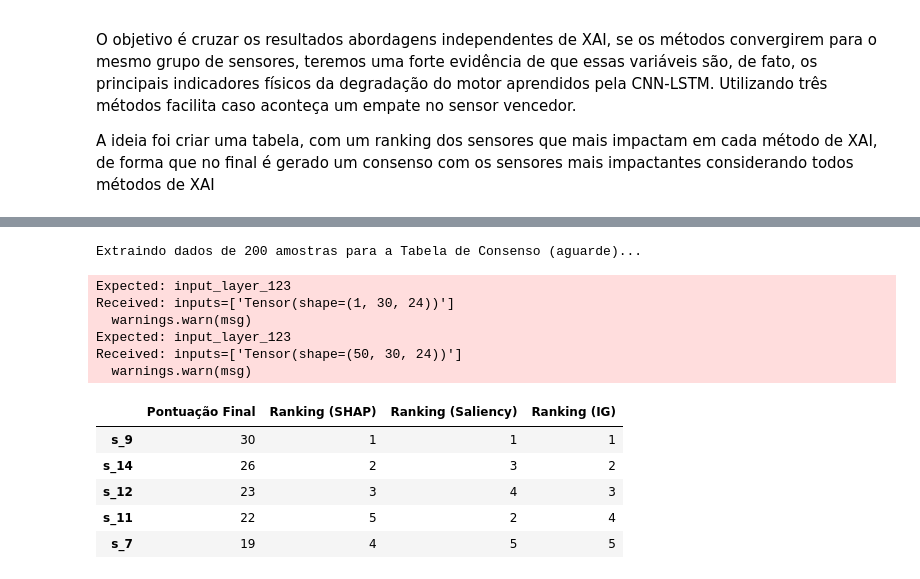
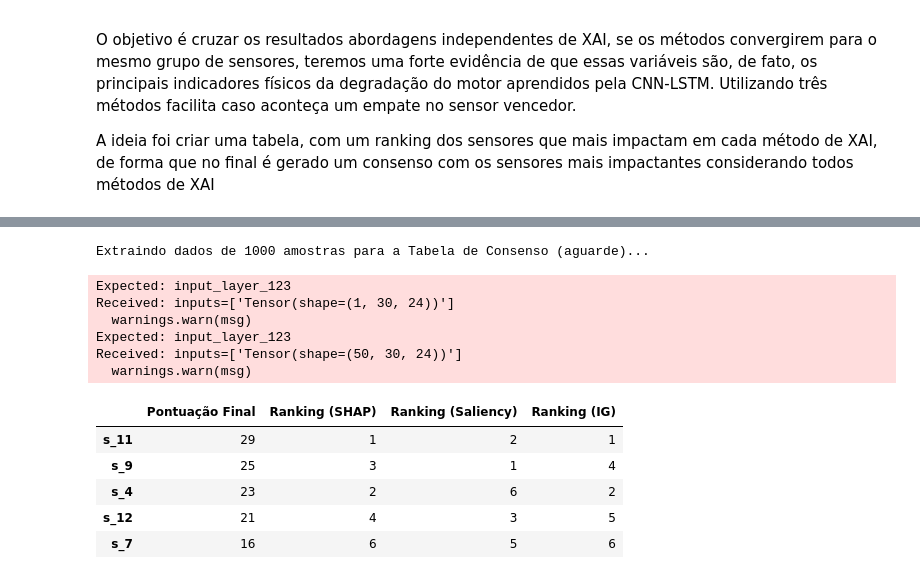
Before and after one commit to DaviSeiji/Turbofan-Engine-Degradation-Mestrado, a Jupyter notebook: notebooks/xai/02_analise_xai.ipynb, the cells around one changed output, grey strips where cells are left out. Drawn from its saved outputs; the diff is of its cells as text; code cells hidden in the pictures.

```diff
--- a/notebooks/xai/02_analise_xai.ipynb
+++ b/notebooks/xai/02_analise_xai.ipynb
@@ -200,22 +204,23 @@ Received: inputs=['Tensor(shape=(50, 30, 20))']
 # %%
 shap_explainer_004 = ShapExplainer(model_path_004, x_path_004, y_path_004, background_size=100)
 saliency_explainer_004 = SaliencyMapsExplainer(model_path_004, x_path_004, y_path_004)
 ig_explainer_004 = IntegratedGradientsExplainer(model_path_004, x_path_004, y_path_004)
 
 nomes_reais_fd004 = np.load(x_path_004)['features']
 
-gerar_tabela_consenso(shap_explainer_004, saliency_explainer_004, ig_explainer_004, feature_names=nomes_reais_fd004, num_samples=200)
+df_fd004 = gerar_tabela_consenso(shap_explainer_004, saliency_explainer_004, ig_explainer_004, feature_names=nomes_reais_fd004, num_samples=1000)
+df_fd004
 # %% [output]
-Extraindo dados de 200 amostras para a Tabela de Consenso (aguarde)...
+Extraindo dados de 1000 amostras para a Tabela de Consenso (aguarde)...
 Expected: input_layer_123
 Received: inputs=['Tensor(shape=(1, 30, 24))']
   warnings.warn(msg)
 Expected: input_layer_123
 Received: inputs=['Tensor(shape=(50, 30, 24))']
   warnings.warn(msg)
 |  | Pontuação Final | Ranking (SHAP) | Ranking (Saliency) | Ranking (IG) |
-| s_9 | 30 | 1 | 1 | 1 |
-| s_14 | 26 | 2 | 3 | 2 |
-| s_12 | 23 | 3 | 4 | 3 |
-| s_11 | 22 | 5 | 2 | 4 |
-| s_7 | 19 | 4 | 5 | 5 |
+| s_11 | 29 | 1 | 2 | 1 |
+| s_9 | 25 | 3 | 1 | 4 |
+| s_4 | 23 | 2 | 6 | 2 |
+| s_12 | 21 | 4 | 3 | 5 |
+| s_7 | 16 | 6 | 5 | 6 |
```
Also changed, not shown: parts of 25 cells of this notebook, 1 other file.
